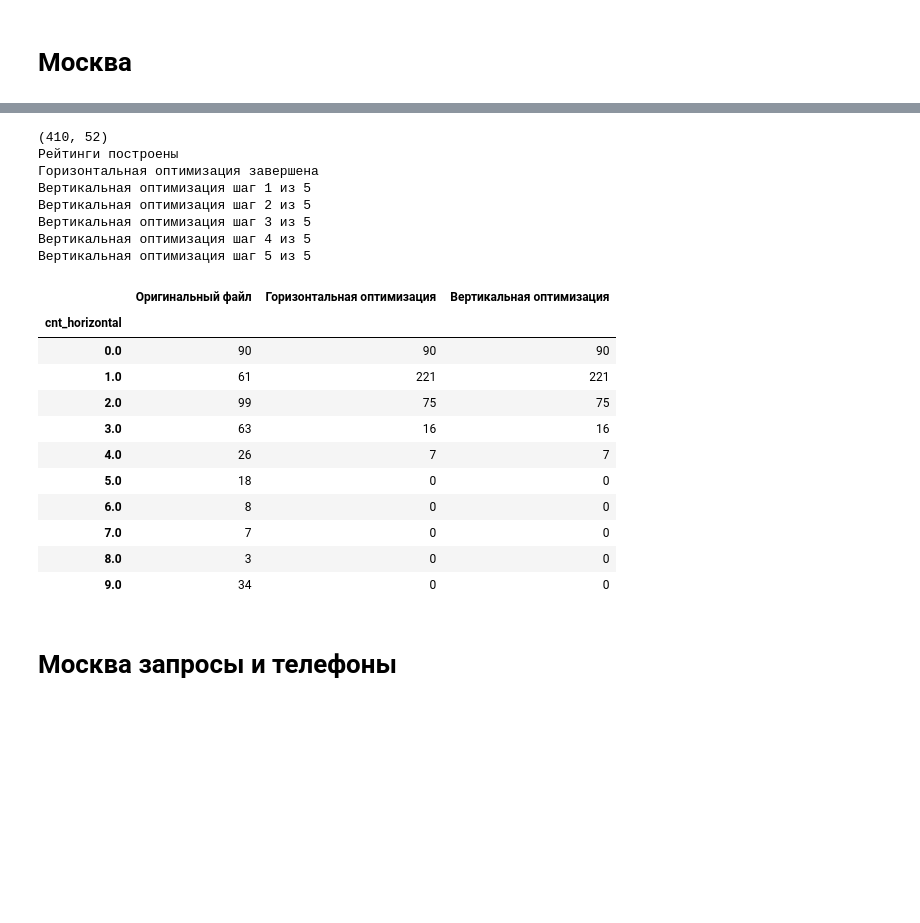
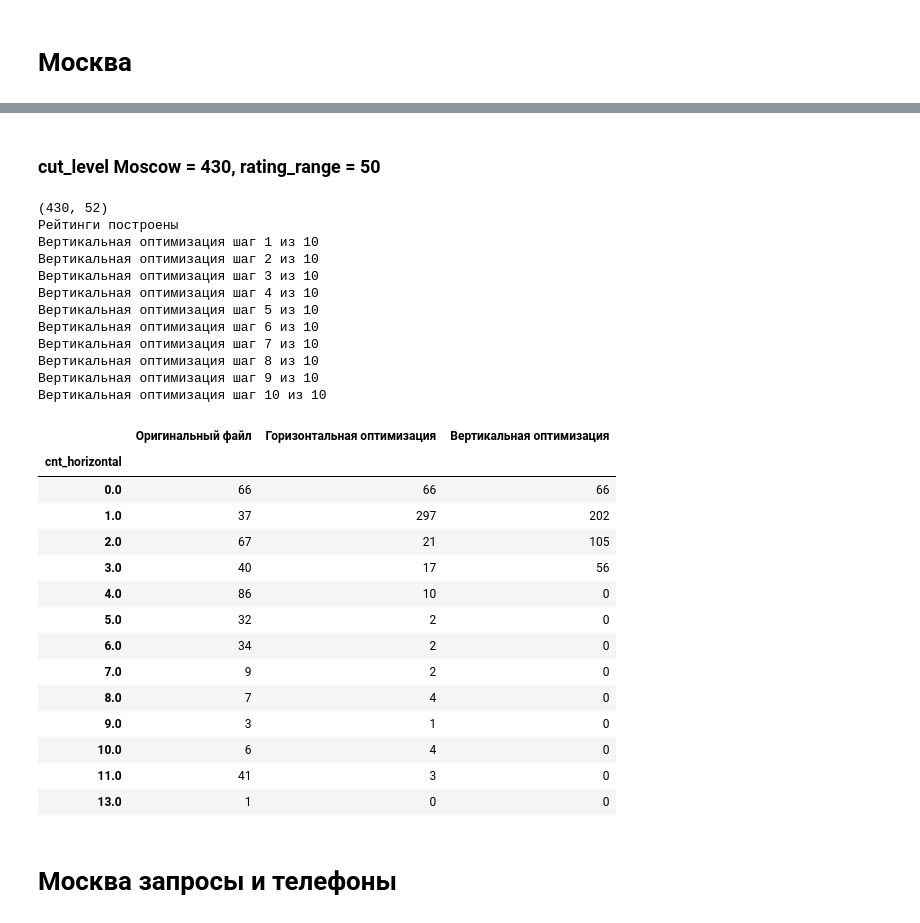
Before and after one commit to mamedovramil/Geoservice-data-analysis, a Jupyter notebook: 2gis.ipynb, the cells around one changed output, grey strips where cells are left out. Drawn from its saved outputs; the diff is of its cells as text; code cells hidden in the pictures; blank space fills up the shorter version.

```diff
--- a/2gis.ipynb
+++ b/2gis.ipynb
@@ -464,23 +420,0 @@ moscow_svod_optimized = optimize_df(moscow_svod, cut_level=410)
-# %%
-original_svod_filtered_optimized = optimize_df(moscow_svod, cut_level=410)
-# %% [output]
-(410, 52)
-Рейтинги построены
-Горизонтальная оптимизация завершена
-Вертикальная оптимизация шаг 1 из 5
-Вертикальная оптимизация шаг 2 из 5
-Вертикальная оптимизация шаг 3 из 5
-Вертикальная оптимизация шаг 4 из 5
-Вертикальная оптимизация шаг 5 из 5
-|  | Оригинальный файл | Горизонтальная оптимизация | Вертикальная оптимизация |
-| cnt_horizontal |  |  |  |
-| 0.0 | 90 | 90 | 90 |
-| 1.0 | 61 | 221 | 221 |
-| 2.0 | 99 | 75 | 75 |
-| 3.0 | 63 | 16 | 16 |
-| 4.0 | 26 | 7 | 7 |
-| 5.0 | 18 | 0 | 0 |
-| 6.0 | 8 | 0 | 0 |
-| 7.0 | 7 | 0 | 0 |
-| 8.0 | 3 | 0 | 0 |
-| 9.0 | 34 | 0 | 0 |
@@ -490,0 +434,32 @@ final_svod.to_excel('final_svod_master.xlsx', index=False)
+# %% [markdown]
+### cut_level Moscow = 430, rating_range = 50
+# %%
+moscow_svod_optimized = optimize_df(moscow_svod, cut_level=430)
+# %% [output]
+(430, 52)
+Рейтинги построены
+Вертикальная оптимизация шаг 1 из 10
+Вертикальная оптимизация шаг 2 из 10
+Вертикальная оптимизация шаг 3 из 10
+Вертикальная оптимизация шаг 4 из 10
+Вертикальная оптимизация шаг 5 из 10
+Вертикальная оптимизация шаг 6 из 10
+Вертикальная оптимизация шаг 7 из 10
+Вертикальная оптимизация шаг 8 из 10
+Вертикальная оптимизация шаг 9 из 10
+Вертикальная оптимизация шаг 10 из 10
+|  | Оригинальный файл | Горизонтальная оптимизация | Вертикальная оптимизация |
+| cnt_horizontal |  |  |  |
+| 0.0 | 66 | 66 | 66 |
+| 1.0 | 37 | 297 | 202 |
+| 2.0 | 67 | 21 | 105 |
+| 3.0 | 40 | 17 | 56 |
+| 4.0 | 86 | 10 | 0 |
+| 5.0 | 32 | 2 | 0 |
+| 6.0 | 34 | 2 | 0 |
+| 7.0 | 9 | 2 | 0 |
+| 8.0 | 7 | 4 | 0 |
+| 9.0 | 3 | 1 | 0 |
+| 10.0 | 6 | 4 | 0 |
+| 11.0 | 41 | 3 | 0 |
+| 13.0 | 1 | 0 | 0 |
```
Also changed, not shown: parts of 20 cells of this notebook.
